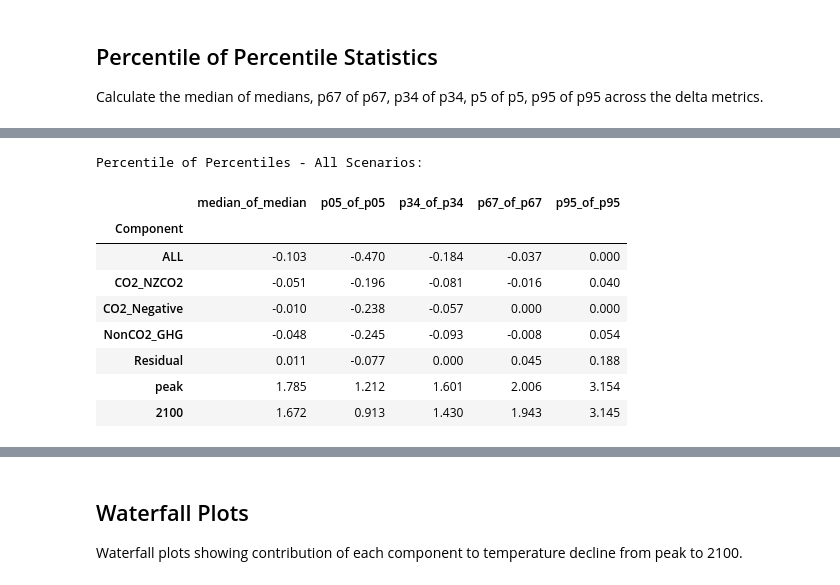
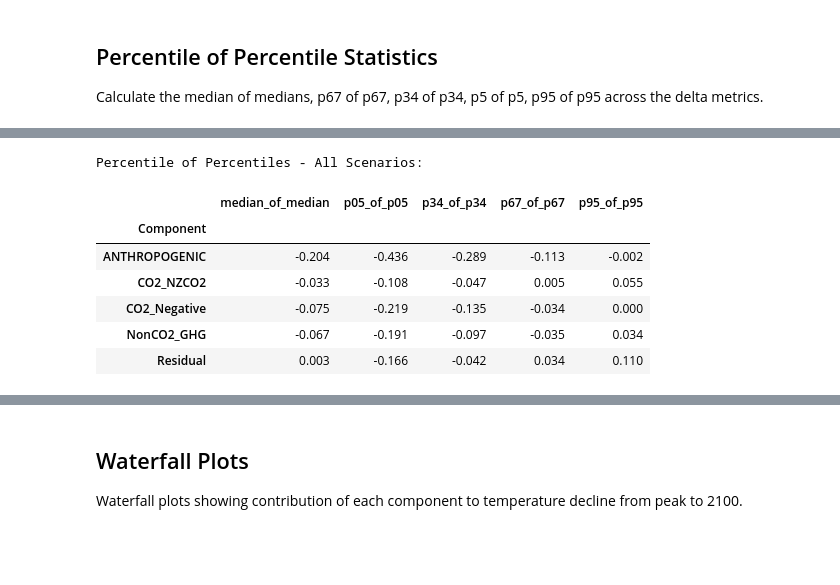
Before and after one commit to gaurav-ganti/netzero_assessment, a Jupyter notebook: analysis/503_contributions.ipynb, the cells around one changed output, grey strips where cells are left out. Saved outputs shown, nothing was run; the diff lists cells and outputs as text; code cells hidden in the pictures; blank space fills up the shorter version.

```diff
--- a/analysis/503_contributions.ipynb
+++ b/analysis/503_contributions.ipynb
@@ -50,8 +50,8 @@ INDIVIDUAL_RUNS_DIR = OUTPUT_FOLDER / "individual_runs"
 # %%
 # Configuration
-MANIFEST_FILE = OUTPUT_FOLDER / "individual_runs/manifests/2026-05-27_09-04_manifest.csv"
+MANIFEST_FILE = OUTPUT_FOLDER / "individual_runs/manifests/regenerated_manifest.csv"
 
-COMPONENTS = ["ALL", "CO2_NZCO2", "CO2_Negative", "NonCO2_GHG", "Residual"]
+COMPONENTS = ["ANTHROPOGENIC", "CO2_NZCO2", "CO2_Negative", "NonCO2_GHG", "Residual"]
 # %% [markdown]
 ## Load Data
 # %%
@@ -95,10 +95,12 @@ def get_file_lookup_keys(model: str, scenario: str) -> dict:
     """
     Determine file lookup keys for a scenario.
 
-    Returns dict with keys: ALL, CO2, GHG, NZCO2 (value is the lookup key)
+    Returns dict with keys: ANTHROPOGENIC, CO2, GHG, NZCO2 (value is the lookup key). "ANTHROPOGENIC" is
+    this notebook's internal/output-facing label (kept as-is throughout) - the
+    manifest's actual magicc_flag value it maps to is "ANTHROPOGENIC".
     """
     keys = {
-        "ALL": f"{model}|{scenario}|ALL",
+        "ANTHROPOGENIC": f"{model}|{scenario}|ANTHROPOGENIC",
         "CO2": f"{model}|{scenario}|CO2",
         "GHG": f"{model}|{scenario}|GHG",
     }
@@ -240,7 +302,7 @@ for comp in COMPONENTS:
         metrics_df[f"GSAT|{comp}|delta"] = metrics_df[y2100_col] - metrics_df[peak_col]
 
 # Merge net-zero timings (using base scenario name for extended scenarios)
-netzero_timings = pd.read_csv(OUTPUT_FOLDER / "102_netzero_timings.csv")
+netzero_timings = pd.read_csv(OUTPUT_FOLDER / "101_netzero_timings.csv")
 
 # Create base_scenario column for merging (strip _NZCO2 and _NZKyoto suffixes)
 metrics_df["base_scenario"] = metrics_df["scenario"].str.replace("_NZCO2|_NZKyoto", "", regex=True)
@@ -348,18 +581,15 @@ plt.tight_layout()
 
 Calculate the median of medians, p67 of p67, p34 of p34, p5 of p5, p95 of p95 across the delta metrics.
 # %%
-# Define columns and percentiles to calculate
-# Include peak and 2100 values, not just deltas
-value_cols_for_pctl = [f"GSAT|{c}|delta" for c in COMPONENTS if f"GSAT|{c}|delta" in metrics_df.columns]
-value_cols_for_pctl += ["GSAT|ALL|peak", "GSAT|ALL|2100"]
-
+# Define delta columns and percentiles to calculate
+delta_cols = [f"GSAT|{c}|delta" for c in COMPONENTS if f"GSAT|{c}|delta" in metrics_df.columns]
 PERCENTILES = {"median": 0.5, "p05": 0.05, "p34": 0.34, "p67": 0.67, "p95": 0.95}
 
-# Calculate per-scenario percentiles for each column
-scenario_percentiles = metrics_df.groupby(["model", "scenario"])[value_cols_for_pctl].agg(
+# Calculate per-scenario percentiles for each delta column
+scenario_percentiles = metrics_df.groupby(["model", "scenario"])[delta_cols].agg(
     [lambda x, q=q: x.quantile(q) for q in PERCENTILES.values()]
 )
-scenario_percentiles.columns = [f"{col}|{name}" for col in value_cols_for_pctl for name in PERCENTILES.keys()]
+scenario_percentiles.columns = [f"{col}|{name}" for col in delta_cols for name in PERCENTILES.keys()]
 
 print(f"Calculated percentiles for {len(scenario_percentiles)} scenarios")
 scenario_percentiles.head()
@@ -376,54 +606,35 @@ Calculated percentiles for 1690 scenarios
 # %%
 def calc_percentile_of_percentile(scenario_pctl_df, components):
-    """Calculate percentile-of-percentile statistics across scenarios.
-
-    Includes delta components plus peak and 2100 values.
-    """
+    """Calculate percentile-of-percentile statistics across scenarios."""
     pop = {}
-    # Delta components
     for comp in components:
         col_base = f"GSAT|{comp}|delta"
         if f"{col_base}|median" in scenario_pctl_df.columns:
             pop[comp] = {
                 "median_of_median": scenario_pctl_df[f"{col_base}|median"].median(),
                 "p05_of_p05": scenario_pctl_df[f"{col_base}|p05"].quantile(0.05),
                 "p34_of_p34": scenario_pctl_df[f"{col_base}|p34"].quantile(0.34),
                 "p67_of_p67": scenario_pctl_df[f"{col_base}|p67"].quantile(0.67),
                 "p95_of_p95": scenario_pctl_df[f"{col_base}|p95"].quantile(0.95),
             }
-
-    # Peak and 2100 values
-    for col_name in ["GSAT|ALL|peak", "GSAT|ALL|2100"]:
-        if f"{col_name}|median" in scenario_pctl_df.columns:
-            key = "peak" if "peak" in col_name else "2100"
-            pop[key] = {
-                "median_of_median": scenario_pctl_df[f"{col_name}|median"].median(),
-                "p05_of_p05": scenario_pctl_df[f"{col_name}|p05"].quantile(0.05),
-                "p34_of_p34": scenario_pctl_df[f"{col_name}|p34"].quantile(0.34),
-                "p67_of_p67": scenario_pctl_df[f"{col_name}|p67"].quantile(0.67),
-                "p95_of_p95": scenario_pctl_df[f"{col_name}|p95"].quantile(0.95),
-            }
-
     return pop
 
 # All scenarios
 pop_all = calc_percentile_of_percentile(scenario_percentiles, COMPONENTS)
 pop_all_df = pd.DataFrame(pop_all).T
 pop_all_df.index.name = "Component"
 
 print("Percentile of Percentiles - All Scenarios:")
 pop_all_df.round(3)
 # %% [output]
 Percentile of Percentiles - All Scenarios:
 |  | median_of_median | p05_of_p05 | p34_of_p34 | p67_of_p67 | p95_of_p95 |
 | Component |  |  |  |  |  |
-| ALL | -0.103 | -0.470 | -0.184 | -0.037 | 0.000 |
-| CO2_NZCO2 | -0.051 | -0.196 | -0.081 | -0.016 | 0.040 |
-| CO2_Negative | -0.010 | -0.238 | -0.057 | 0.000 | 0.000 |
-| NonCO2_GHG | -0.048 | -0.245 | -0.093 | -0.008 | 0.054 |
-| Residual | 0.011 | -0.077 | 0.000 | 0.045 | 0.188 |
-| peak | 1.785 | 1.212 | 1.601 | 2.006 | 3.154 |
-| 2100 | 1.672 | 0.913 | 1.430 | 1.943 | 3.145 |
+| ANTHROPOGENIC | -0.204 | -0.436 | -0.289 | -0.113 | -0.002 |
+| CO2_NZCO2 | -0.033 | -0.108 | -0.047 | 0.005 | 0.055 |
+| CO2_Negative | -0.075 | -0.219 | -0.135 | -0.034 | 0.000 |
+| NonCO2_GHG | -0.067 | -0.191 | -0.097 | -0.035 | 0.034 |
+| Residual | 0.003 | -0.166 | -0.042 | 0.034 | 0.110 |
 # %%
 # Filter to scenarios that achieve net-zero Kyoto GHG
 nz_kyoto_idx = metrics_df[metrics_df["year_netzero_kyoto_ar6gwp100"].notna()][
```
Also changed, not shown: parts of 25 cells of this notebook, 29 other files.
